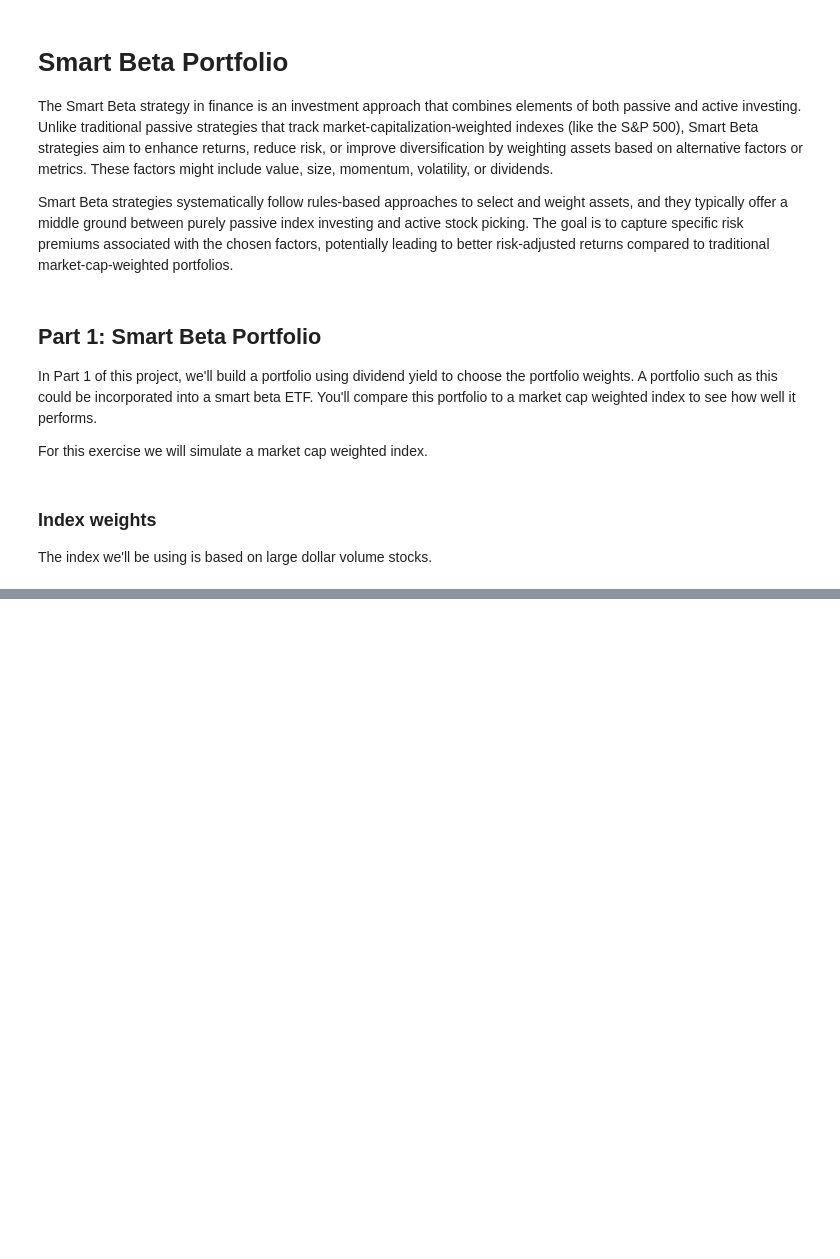
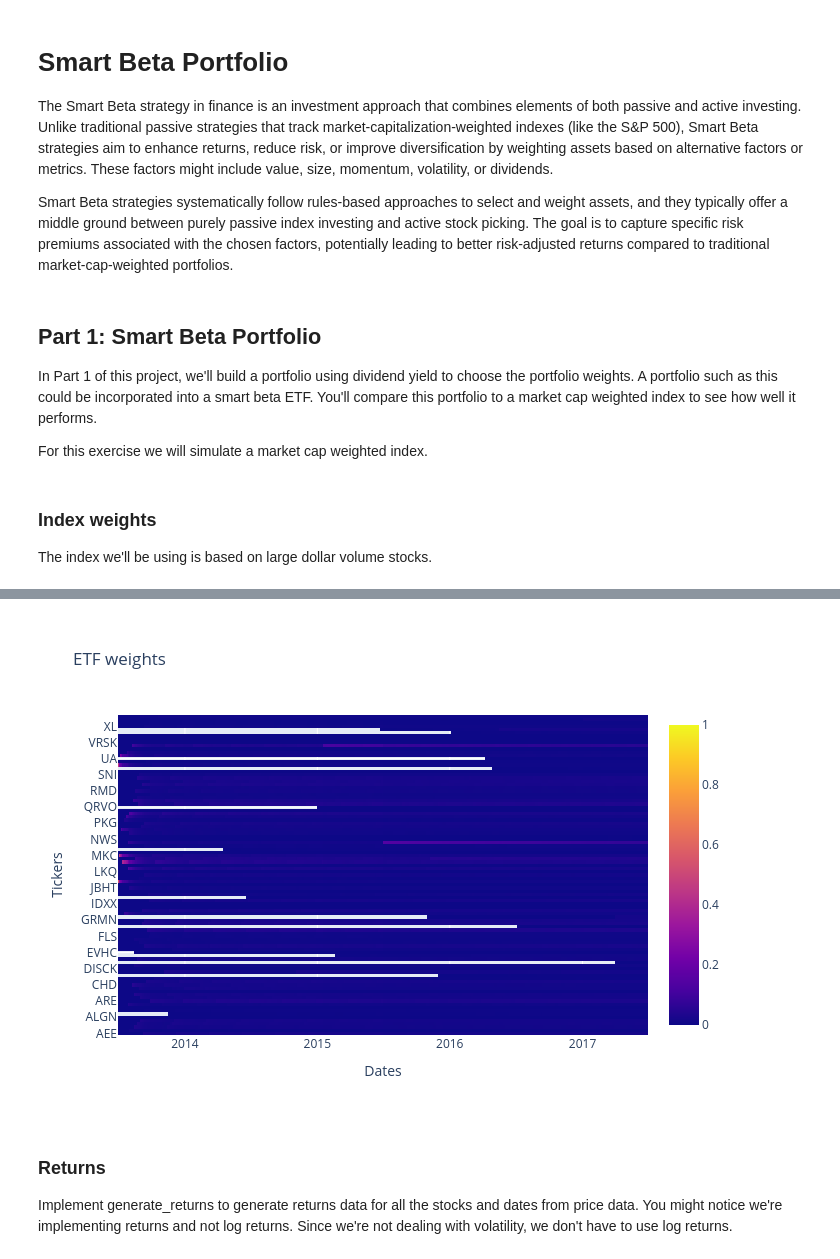
Before and after one commit to ansingh16/AI_for_trading, a Jupyter notebook: Projects/Project3-Smart-beta-Portfolio-optimization.ipynb, the cells around one changed output, grey strips where cells are left out. Drawn from its saved outputs; the diff is of its cells as text; code cells hidden in the pictures; blank space fills up the shorter version.

```diff
--- a/Projects/Project3-Smart-beta-Portfolio-optimization.ipynb
+++ b/Projects/Project3-Smart-beta-Portfolio-optimization.ipynb
@@ -102,0 +113,48 @@ index_weights
+# %%
+def calculate_dividend_weights(dividends):
+    """
+    Calculate dividend weights.
+
+    Parameters
+    ----------
+    dividends : DataFrame
+        Dividend for each stock and date
+
+    Returns
+    -------
+    dividend_weights : DataFrame
+        Weights for each stock and date
+    """
+    # dividend yields for each stock and each day
+    # formula: get cumulative sum of dividends for each stock till each day then divide by total cumulative sum of all dividents for all tickers received till that day.
+    dividend_weights = (dividends.cumsum(axis=0).T/dividends.cumsum(axis=0).sum(axis=1)).T
+
+    return dividend_weights
+
+etf_weights = calculate_dividend_weights(dividends)
+# %%
+trace = go.Heatmap(
+        x=etf_weights.index,
+        y=etf_weights.columns,
+        z=etf_weights.values.T,
+        zauto=False,
+        zmax=1,
+        zmin=0)
+
+layout = go.Layout(
+        title='ETF weights',
+        xaxis={'title': 'Dates'},
+        yaxis={'title': 'Tickers'})
+
+fig = go.Figure(data=[trace], layout=layout)
+
+# figure is heavy to render therefore we save it to a file
+# offline_py.plot(fig,filename=f'../graphs/etf_weights.html')
+pio.write_image(fig, '../graphs/etf_weights.png')
+Image('../graphs/etf_weights.png')
+# %% [output]
+[figure, added]
+# %% [markdown]
+### Returns
+
+Implement generate_returns to generate returns data for all the stocks and dates from price data. You might notice we're implementing returns and not log returns. Since we're not dealing with volatility, we don't have to use log returns.
```
Also changed, not shown: parts of 39 cells of this notebook, 11 other files.
